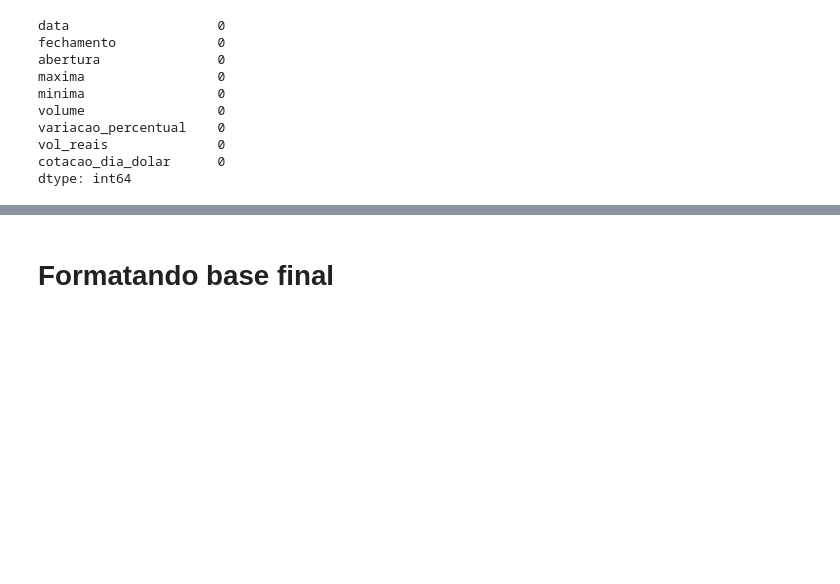
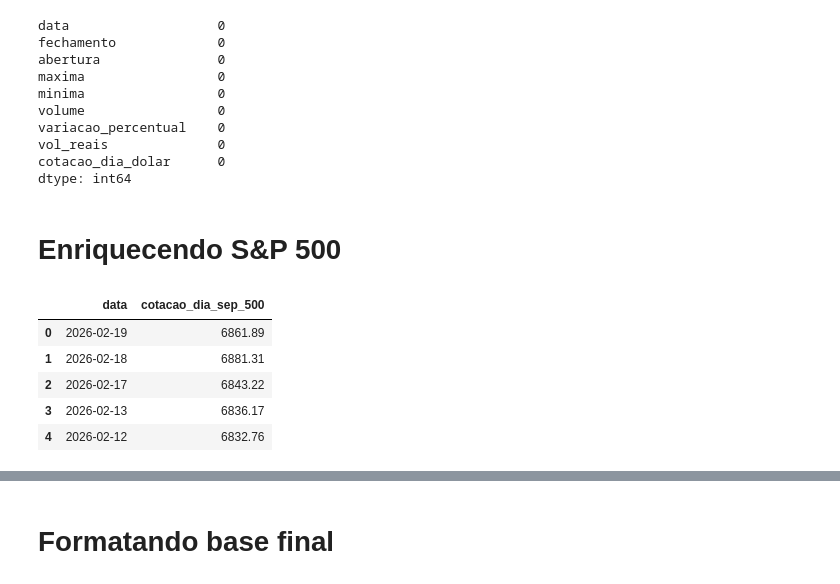
Before and after one commit to naruto112/data_analytics_fase2, a Jupyter notebook: modelagem/tratamento_dados_historicos.ipynb, the cells around one changed output, grey strips where cells are left out. Cells and saved outputs as stored; diff of their text form; code cells hidden in the pictures; blank space fills up the shorter version.

```diff
--- a/modelagem/tratamento_dados_historicos.ipynb
+++ b/modelagem/tratamento_dados_historicos.ipynb
@@ -173,3 +173,19 @@ variacao_percentual    0
 vol_reais              0
 cotacao_dia_dolar      0
 dtype: int64
+# %% [markdown]
+# Enriquecendo S&P 500
+# %%
+sep_500 = pd.read_csv(r"../data/raw/Dados Históricos - S&P 500.csv", sep=',')
+sep_500 = sep_500[['Data', 'Último']]
+sep_500.rename(columns={'Data': 'data', 'Último': 'cotacao_dia_sep_500'}, inplace=True)
+sep_500['data'] = pd.to_datetime(sep_500['data'])
+sep_500['cotacao_dia_sep_500'] = sep_500['cotacao_dia_sep_500'].str.replace('.', '').str.replace(',', '.').astype(float)
+sep_500.head()
+# %% [output]
+|  | data | cotacao_dia_sep_500 |
+| 0 | 2026-02-19 | 6861.89 |
+| 1 | 2026-02-18 | 6881.31 |
+| 2 | 2026-02-17 | 6843.22 |
+| 3 | 2026-02-13 | 6836.17 |
+| 4 | 2026-02-12 | 6832.76 |
```
Also changed, not shown: parts of 5 cells of this notebook, 4 other files.
